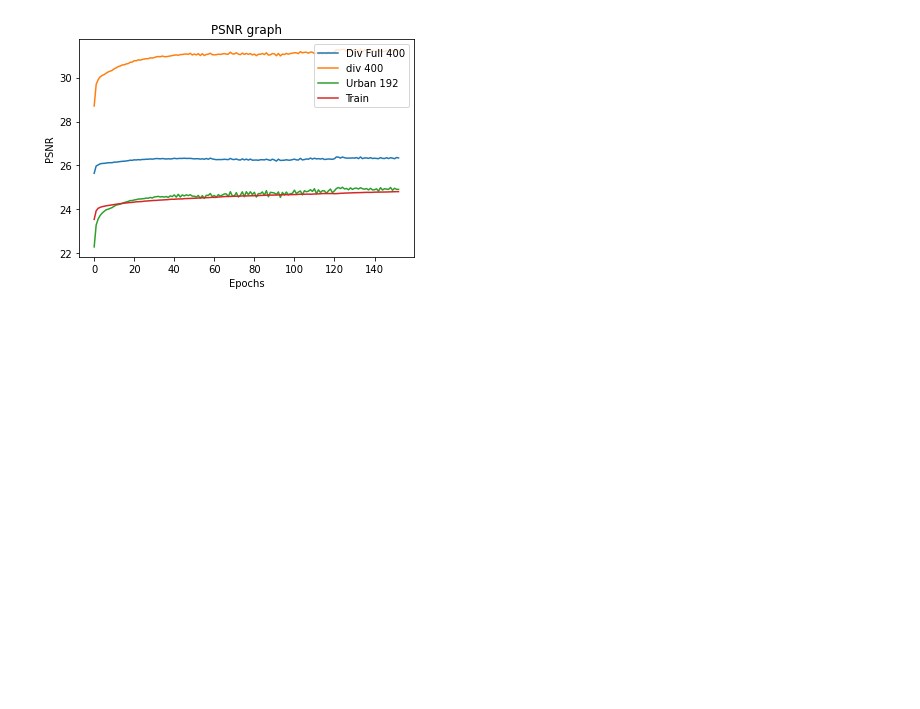
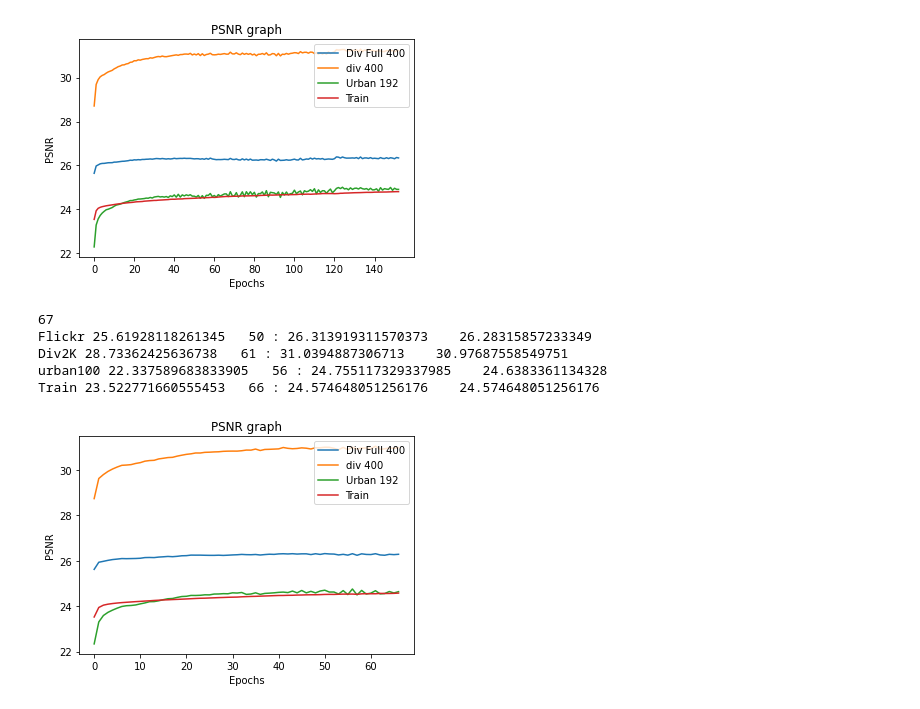
Before and after one commit to Shrsh/Super_Resolution_Networks, a Jupyter notebook: Graphs.ipynb, the cells around one changed output. Drawn from its saved outputs; the diff is of its cells as text; code cells hidden in the pictures; blank space fills up the shorter version.

```diff
--- a/Graphs.ipynb
+++ b/Graphs.ipynb
@@ -2965,3 +2965,44 @@ Div2K 28.708973953451054   133 : 31.29483068869172    31.238509765033506
 urban100 22.28732845903187   124 : 25.006455072201387    24.90934061823639
 Train 23.54123516478726   151 : 24.806225515645576    24.80560339461208
 [figure]
+# %%
+# all blocks 3 x 3
+# negative_slope = 0.2
+# non linearity after conv5 in RDB
+# 64 feature maps
+# More Layers
+#Final Architecture
+path = "/home/saransh.dave/harsh_project/results/GAN_results/PSNR_flickr.txt"
+dbfile = open(path, 'rb')
+db1 = pickle.load(dbfile)
+path = "/home/saransh.dave/harsh_project/results/GAN_results/PSNR_div.txt"
+dbfile = open(path, 'rb')
+db2 = pickle.load(dbfile)
+path = "/home/saransh.dave/harsh_project/results/GAN_results/PSNR_urban.txt"
+dbfile = open(path, 'rb')
+db3 = pickle.load(dbfile)
+
+path = "/home/saransh.dave/harsh_project/results/GAN_results/Train.txt"
+dbfile = open(path, 'rb')
+db4 = pickle.load(dbfile)
+plt.plot(db1,label="Div Full 400")
+plt.plot(db2,label="div 400")
+plt.plot(db3,label="Urban 192")
+plt.plot(db4,label="Train")
+
+plt.title('PSNR graph')
+plt.ylabel('PSNR')
+plt.xlabel('Epochs')
+plt.legend()
+print(len(db1))
+print("Flickr",db1[0]," ",db1.index(max(db1)),":",max(db1),"  ",db1[-1])
+print("Div2K",db2[0]," ",db2.index(max(db2)),":",max(db2),"  ",db2[-1])
+print("urban100",db3[0]," ",db3.index(max(db3)),":",max(db3),"  ",db3[-1])
+print("Train",db4[0]," ",db4.index(max(db4)),":",max(db4),"  ",db4[-1])
+# %% [output]
+67
+Flickr 25.61928118261345   50 : 26.313919311570373    26.28315857233349
+Div2K 28.73362425636738   61 : 31.0394887306713    30.97687558549751
+urban100 22.337589683833905   56 : 24.755117329337985    24.6383361134328
+Train 23.522771660555453   66 : 24.574648051256176    24.574648051256176
+[figure, added]
```
Also changed, not shown: 3 other files.
